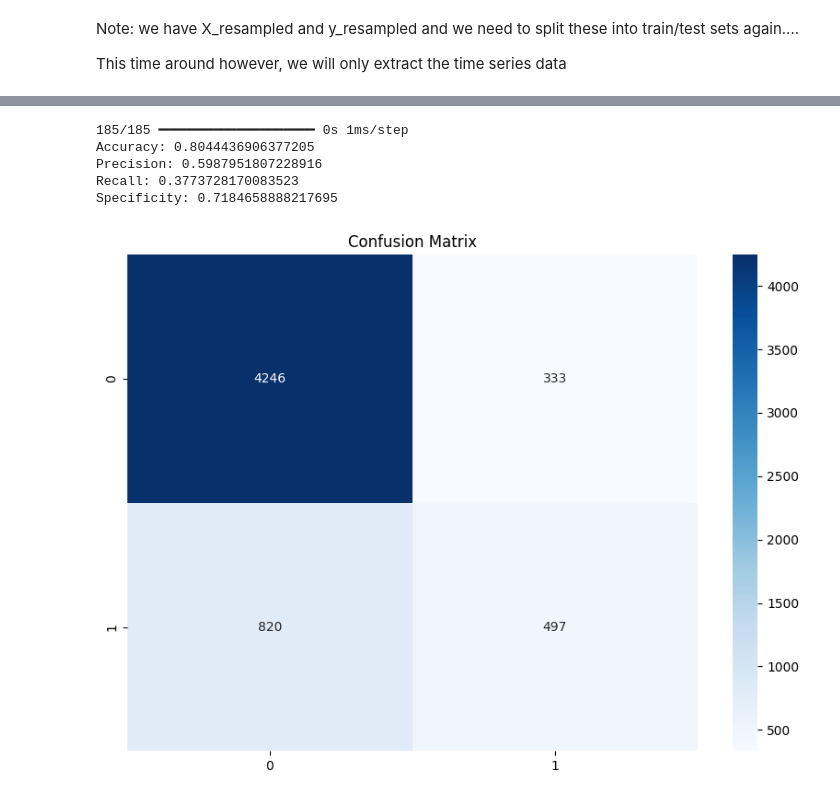
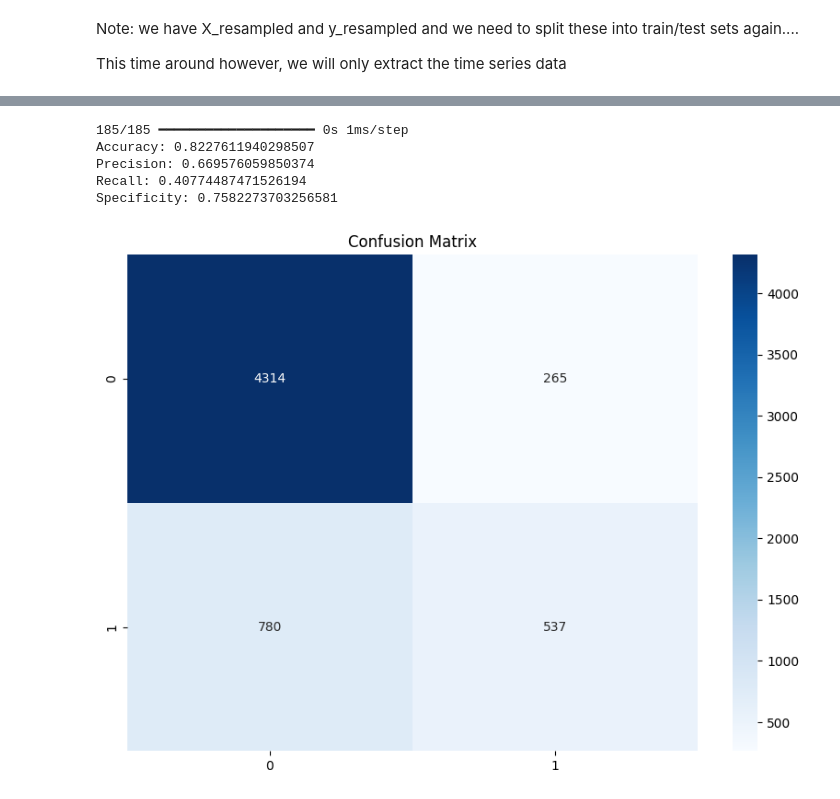
Before and after one commit to DiegoOzuna/LSTM-Credit-Default, a Jupyter notebook: Credit_Default.ipynb, the cells around one changed output, grey strips where cells are left out. Drawn from its saved outputs; the diff is of its cells as text; code cells hidden in the pictures.

```diff
--- a/Credit_Default.ipynb
+++ b/Credit_Default.ipynb
@@ -390,7 +382,7 @@ def printInfo(model, inputs):
     y_pred_prob = model.predict(inputs)
 
     # Apply a threshold to get strict 0 or 1 values
-    y_pred = (y_pred_prob > 0.5).astype(int)
+    y_pred = (y_pred_prob >= 0.5).astype(int)
 
     # Now compute the confusion matrix
     cm = confusion_matrix(y_test, y_pred)
@@ -455,16 +447,15 @@ Let us try to make the model more "focused" Lets have layers that look at the on
 # %%
 from keras.layers import LSTM, Dense, Dropout, BatchNormalization
 from keras_self_attention import SeqWeightedAttention
-from keras.regularizers import l2
 
 # Define the model
 attentionLSTM = Sequential()
 
 # Add first LSTM layer with return_sequences=True
-attentionLSTM.add(LSTM(units=36, dropout=0.2, return_sequences=True, input_shape=(3, 6), kernel_regularizer=l2(0.03)))
+attentionLSTM.add(LSTM(units=18, dropout=0.2, return_sequences=True, input_shape=(3, 6)))
 
 # Add second LSTM layer
-attentionLSTM.add(LSTM(units=18, dropout=0.2, return_sequences=True, kernel_regularizer=l2(0.03)))
+attentionLSTM.add(LSTM(units=9, return_sequences=True))
 
 # Add attention layer
 attentionLSTM.add(SeqWeightedAttention())
@@ -547,26 +536,16 @@ X_time_series_val_scaled = X_time_series_val_scaled.values.reshape(-1,3,6)
 # And the test set
 X_time_series_test_scaled = X_test_scaled.drop(['LIMIT_BAL','SEX', 'EDUCATION', 'MARRIAGE', 'AGE'], axis=1)
 X_time_series_test_scaled = X_time_series_test_scaled.values.reshape(-1,3,6)
-
-
-# Convert the frames to float32 to work with neural networks
-X_time_series_train_scaled = X_time_series_train_scaled.astype('float32')
-X_time_series_val_scaled = X_time_series_val_scaled.astype('float32')
-X_time_series_test_scaled = X_time_series_test_scaled.astype('float32')
-
-y_train = y_train.astype('float32')
-y_val = y_val.astype('float32')
-y_test = y_test.astype('float32')
 # %%
 #REPEAT OUR STRUCUTRE OF BEST MODEL SO FAR ON THIS NEW DATASET
 # Define the model
 attentionLSTM_s = Sequential()
 
 # Add first LSTM layer with return_sequences=True
-attentionLSTM_s.add(LSTM(units=36, dropout=0.2, return_sequences=True, input_shape=(3,6)))
+attentionLSTM_s.add(LSTM(units=18, dropout=0.2, return_sequences=True, input_shape=(3,6)))
 
 # Add second LSTM layer
-attentionLSTM_s.add(LSTM(units=18, dropout=0.2, return_sequences=True))
+attentionLSTM_s.add(LSTM(units=9, dropout=0.2, return_sequences=True))
 
 # Add attention layer
 attentionLSTM_s.add(SeqWeightedAttention())
@@ -606,13 +585,13 @@ Epoch 10/10
 <keras.src.callbacks.history.History at 0x...>
 # %%
-printInfo(attentionLSTM_s, X_time_series_test)
+printInfo(attentionLSTM_s, X_time_series_test_scaled)
 # %% [output]
 185/185 ━━━━━━━━━━━━━━━━━━━━ 0s 1ms/step
-Accuracy: 0.8044436906377205
-Precision: 0.5987951807228916
-Recall: 0.3773728170083523
-Specificity: 0.7184658888217695
+Accuracy: 0.8227611940298507
+Precision: 0.669576059850374
+Recall: 0.40774487471526194
+Specificity: 0.7582273703256581
-[figure, old version]
+[figure, new version]
 # %%
 # Define the model: This will be LSTM using time-series only...
 model5 = Sequential()
```
Also changed, not shown: parts of 26 cells of this notebook.
